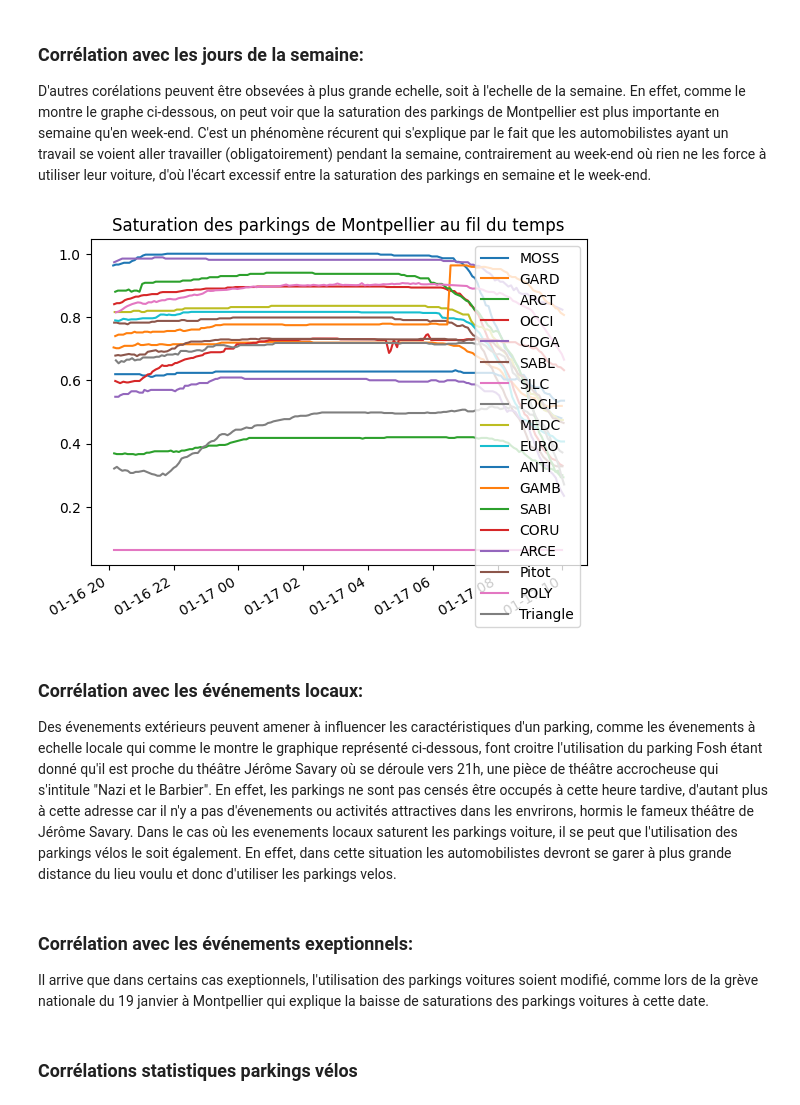
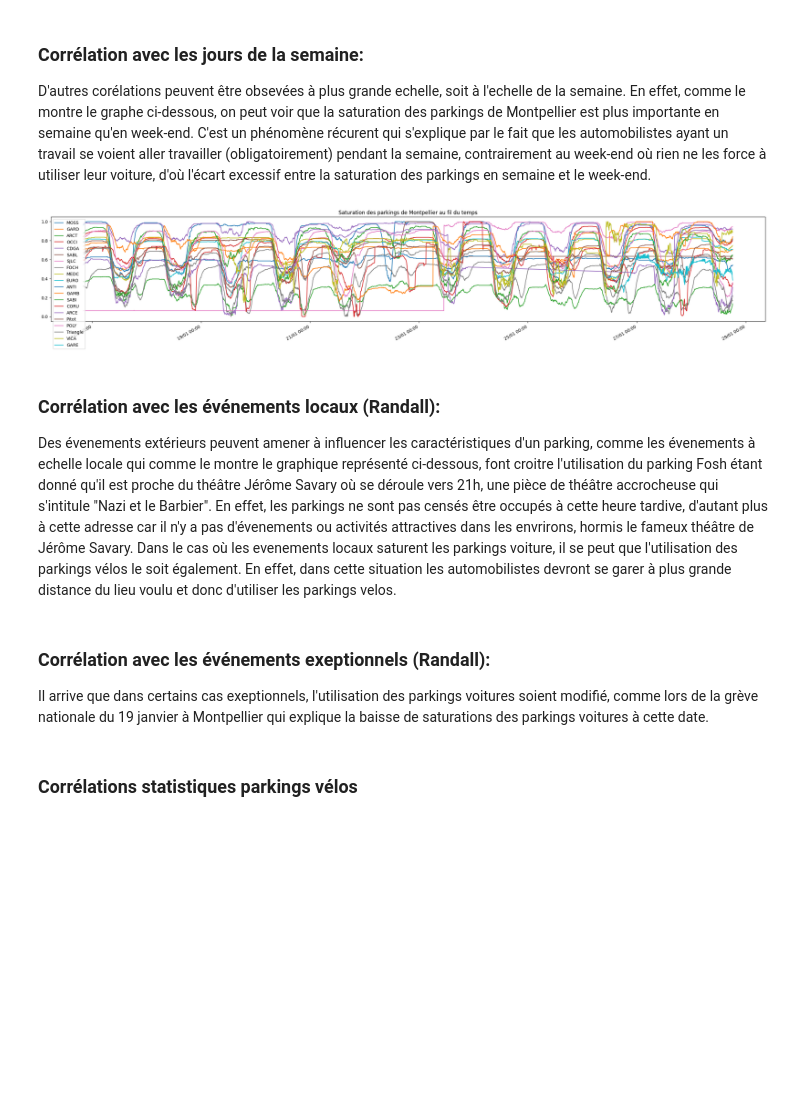
Before and after one commit to ruben-rouviere/sae15, a Jupyter notebook: src/analysis/jupyter.ipynb, the cells around one changed output. Drawn from its saved outputs; the diff is of its cells as text; code cells hidden in the pictures; blank space fills up the shorter version.

```diff
--- a/src/analysis/jupyter.ipynb
+++ b/src/analysis/jupyter.ipynb
@@ -14,6 +14,8 @@ Le script [importerPython](./importerPython.py) est chargé de la déserializati
 # %%
 import importerPython
 import os
+from IPython.utils import io
+
 
 # Les scripts doivent tourner depuis la racine du projet.
 # Le changement de CWD persistant après l'exécution du snippet, il peut être nécecssaire de décomenter cette ligne, d'exécuter ce snippet, puis de le recommenter.
@@ -21,12 +23,16 @@ import os
 #os.chdir("../../")
 #print(os.listdir("."))
 
-rawCarData = importerPython.car()
-rawBicycleData = importerPython.bicycle()
+rawCarData = None
+rawBicycleData = None
+# On capture la sortie afin d'éviter de polluer le notebook avec des erreurs relativees aux données abbérantes, que nous filtreons de toute façon.
+with io.capture_output() as _:
+    rawCarData = importerPython.car();
+    rawBicycleData = importerPython.bicycle();
 
 
-print(f"Total car parkings datapoints: {len(carData)}")
-print(f"Total bicycle parkings datapoints: {len(bicycleData)}")
+print(f"Total car parkings datapoints: {len(rawCarData)}")
+print(f"Total bicycle parkings datapoints: {len(rawBicycleData)}")
 
 # On stocke ces variables dans le contexte global de notre notebook afin de ne pas avoir à retraiter les données à chaque étape.
 %store rawCarData
@@ -189,31 +219,34 @@ De plus, on observe que sur un jour du week-end, l'inverse se produit avec une h
 D'autres corélations peuvent être obsevées à plus grande echelle, soit à l'echelle de la semaine. En effet, comme le montre le graphe ci-dessous, on peut voir que la saturation des parkings de Montpellier est plus importante en semaine qu'en week-end. C'est un phénomène récurent qui s'explique par le fait que les automobilistes ayant un travail se voient aller travailler (obligatoirement) pendant la semaine, contrairement au week-end où rien ne les force à utiliser leur voiture, d'où l'écart excessif entre la saturation des parkings en semaine et le week-end.
 # %%
 from matplotlib import pyplot as plt
+import matplotlib.dates
 from datetime import datetime, timedelta
 from Utils import parkingsByName
 # On charge les datasets
 %store -r carData
 %store -r bicycleData
 
 fig, ax = plt.subplots()
 plt.title("Saturation des parkings de Montpellier au fil du temps")
+fig.set_size_inches(30,5)
+
 fig.autofmt_xdate() # On applique une rotation sur les labels en x afin qu'ils ne se chevauchent pas
-
+ax.xaxis.set_major_formatter(matplotlib.dates.DateFormatter('%d/%m %H:%M')) # Format texte de la date
 for name, datapoints  in parkingsByName(carData).items():
     mean_array = [datapoint.getFree()/(datapoint.getTotal()) for datapoint in datapoints]
     plotContainer = plt.plot([datetime.fromtimestamp(datapoint.getDate()) for datapoint in datapoints], mean_array, label=name)
 
 plt.legend()
 plt.show()
 # %% [output]
-[figure, old version]
+[figure, new version]
 # %% [markdown]
-### Corrélation avec les événements locaux:
+### Corrélation avec les événements locaux (Randall):
 Des évenements extérieurs peuvent amener à influencer les caractéristiques d'un parking, comme les évenements à echelle locale qui comme le montre le graphique représenté ci-dessous, font croitre l'utilisation du parking Fosh étant donné qu'il est proche du théâtre Jérôme Savary où se déroule vers 21h, une pièce de théâtre accrocheuse qui s'intitule "Nazi et le Barbier". En effet, les parkings ne sont pas censés être occupés à cette heure tardive, d'autant plus à cette adresse car il n'y a pas d'évenements ou activités attractives dans les envrirons, hormis le fameux théâtre de Jérôme Savary. Dans le cas où les evenements locaux saturent les parkings voiture, il se peut que l'utilisation des parkings vélos le soit également. En effet, dans cette situation les automobilistes devront se garer à plus grande distance du lieu voulu et donc d'utiliser les parkings velos.
 # %%
 # Graphique de la saturations du parking Foch le vendredi 20 janvier sur toute la journée.
 # %% [markdown]
-### Corrélation avec les événements exeptionnels:
+### Corrélation avec les événements exeptionnels (Randall):
 Il arrive que dans certains cas exeptionnels, l'utilisation des parkings voitures soient modifié, comme lors de la grève nationale du 19 janvier à Montpellier qui explique la baisse de saturations des parkings voitures à cette date.
 # %%
 # Comparaison graphique de la saturations des parkings de Montpellier le jeudi 19 janvier avec le mercredi 18 janvier.
```
Also changed, not shown: parts of 26 cells of this notebook, 7 other files.
